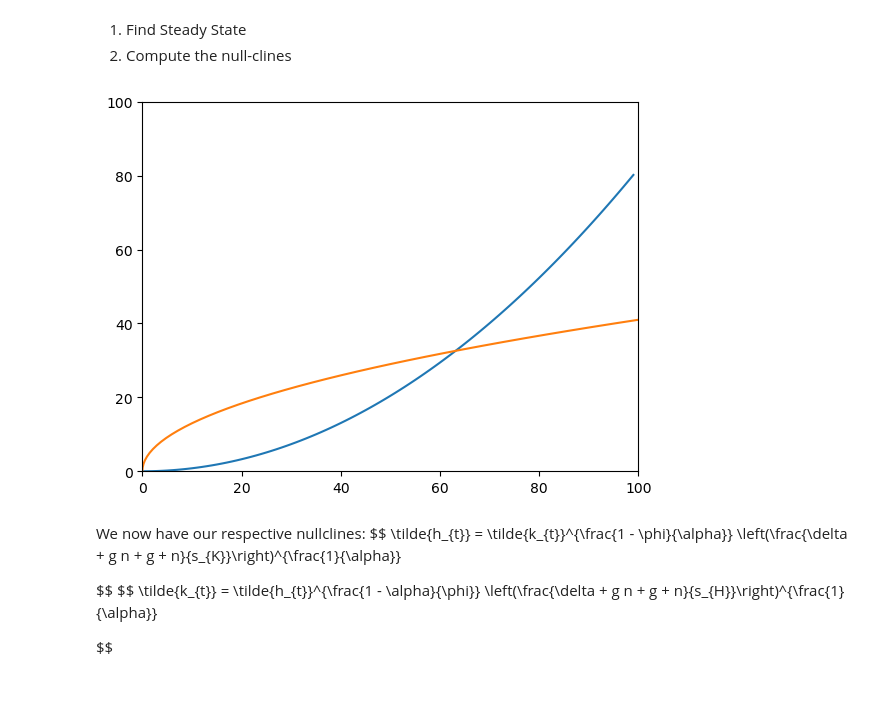
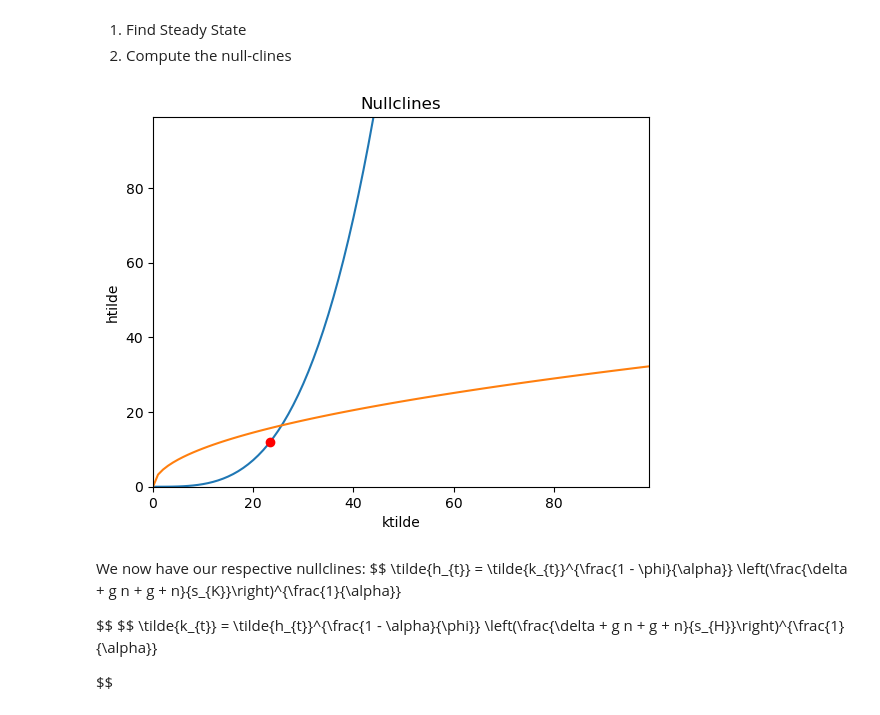
Before and after one commit to NumEconCopenhagen/projects-2023-jt, a Jupyter notebook: modelproject/modelprojectT.ipynb, the cells around one changed output. Drawn from its saved outputs; the diff is of its cells as text; code cells hidden in the pictures.

Commit message:
stadig nullclines...

```diff
--- a/modelproject/modelprojectT.ipynb
+++ b/modelproject/modelprojectT.ipynb
@@ -211,10 +224,10 @@ To characterize the solution, first derive a steady state equation as a function
 # %%
 from modelprojectT import SolowModelClass
 model = SolowModelClass()
-model.par.phi = 0.333
-model.Nullclines(periods=100,do_sim=True)
+model.par.phi = 0.2
+model.Nullclines(periods=100,do_sim=True, steady_state=True)
 # %% [output]
-[figure, old version]
+[figure, new version]
 # %% [markdown]
 We now have our respective nullclines:
 $$
```
Also changed, not shown: parts of 1 cell of this notebook, 1 other file.
